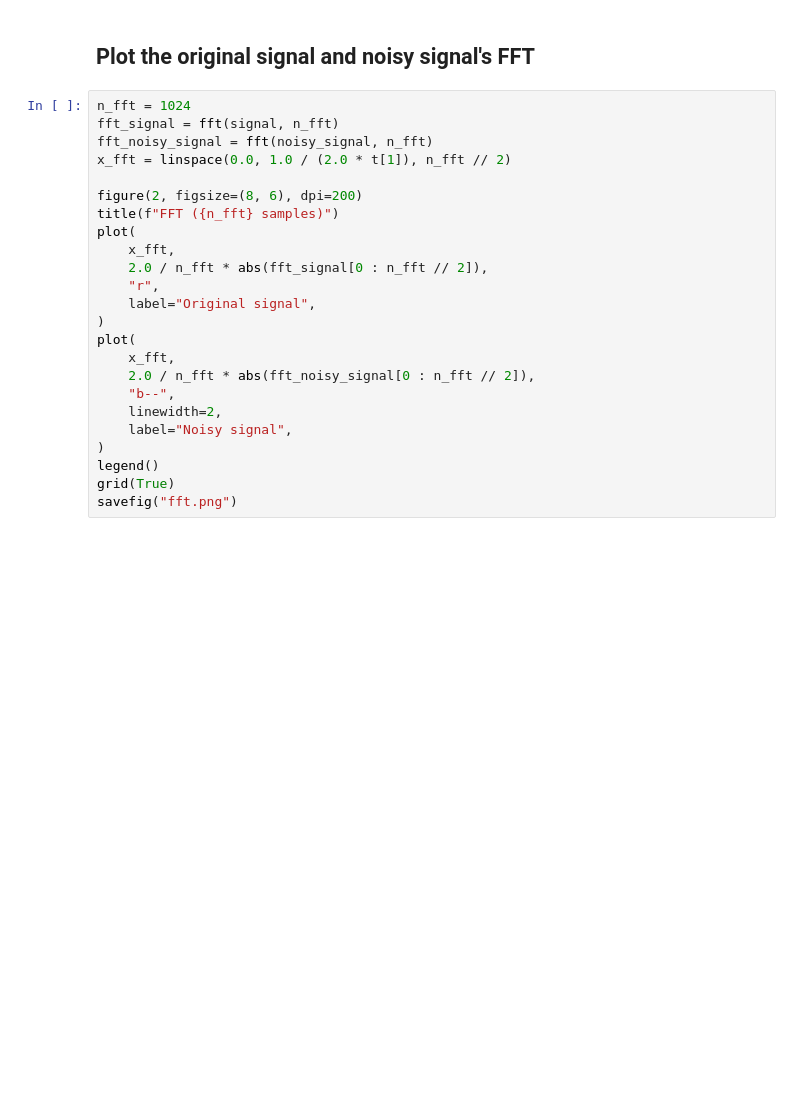
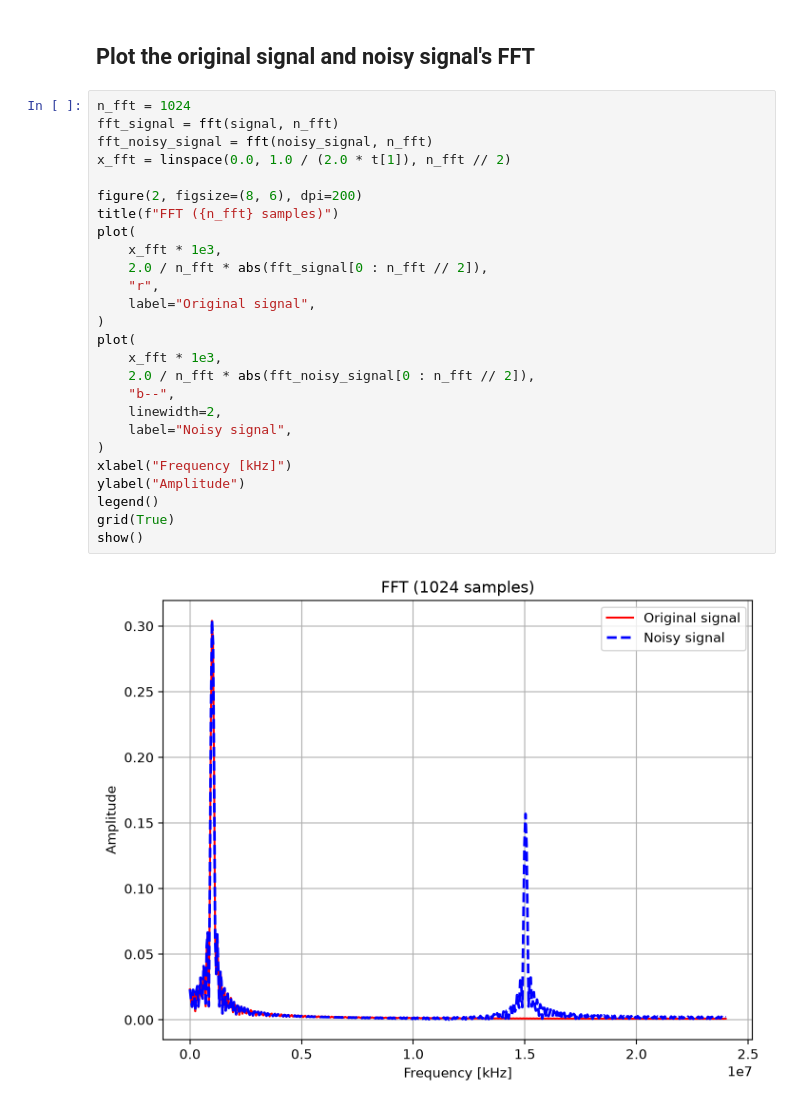
Before and after one commit to estanislaocrivos/advanced-digital-design-course, a Jupyter notebook: lab-02/python/fir/fir.ipynb, the cells around one changed output. Saved outputs shown, nothing was run; the diff lists cells and outputs as text; blank space fills up the shorter version.

```diff
--- a/lab-02/python/fir/fir.ipynb
+++ b/lab-02/python/fir/fir.ipynb
@@ -34,24 +46,28 @@ savefig("signal.png")
 # %%
 n_fft = 1024
 fft_signal = fft(signal, n_fft)
 fft_noisy_signal = fft(noisy_signal, n_fft)
 x_fft = linspace(0.0, 1.0 / (2.0 * t[1]), n_fft // 2)
 
 figure(2, figsize=(8, 6), dpi=200)
 title(f"FFT ({n_fft} samples)")
 plot(
-    x_fft,
+    x_fft * 1e3,
     2.0 / n_fft * abs(fft_signal[0 : n_fft // 2]),
     "r",
     label="Original signal",
 )
 plot(
-    x_fft,
+    x_fft * 1e3,
     2.0 / n_fft * abs(fft_noisy_signal[0 : n_fft // 2]),
     "b--",
     linewidth=2,
     label="Noisy signal",
 )
+xlabel("Frequency [kHz]")
+ylabel("Amplitude")
 legend()
 grid(True)
-savefig("fft.png")
+show()
+# %% [output]
+[figure, added]
```
Also changed, not shown: parts of 2 cells of this notebook.
